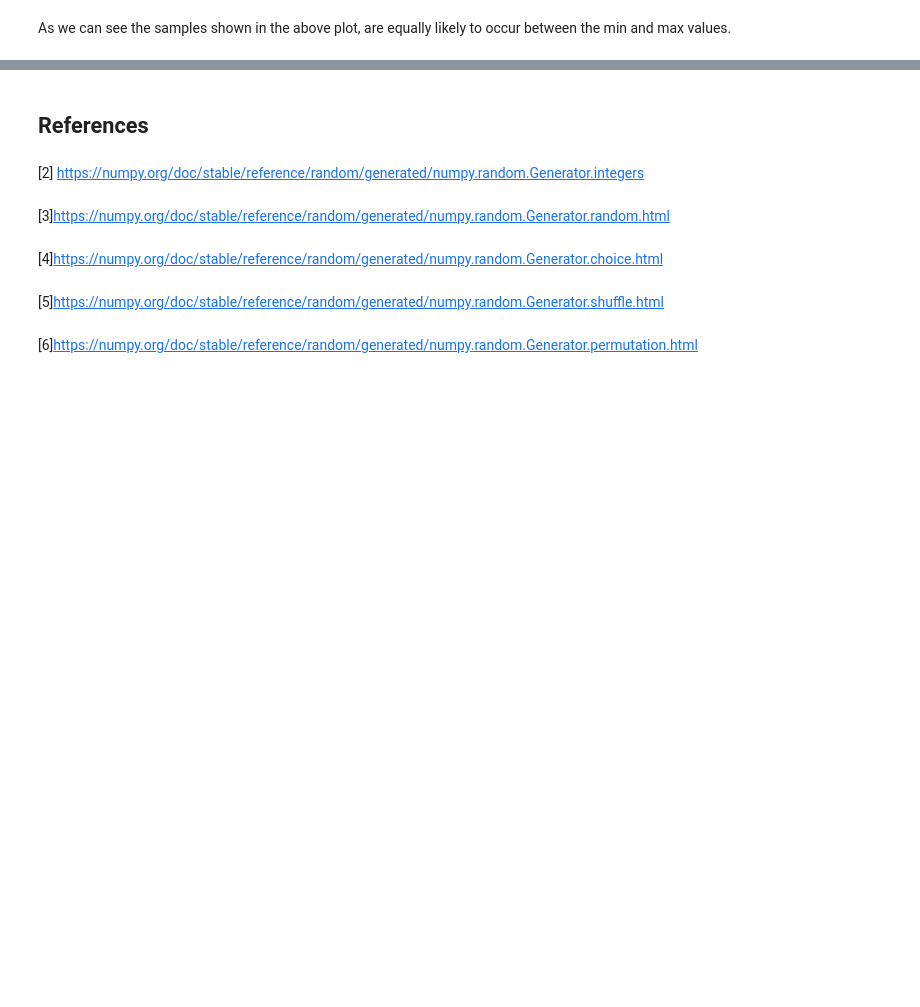
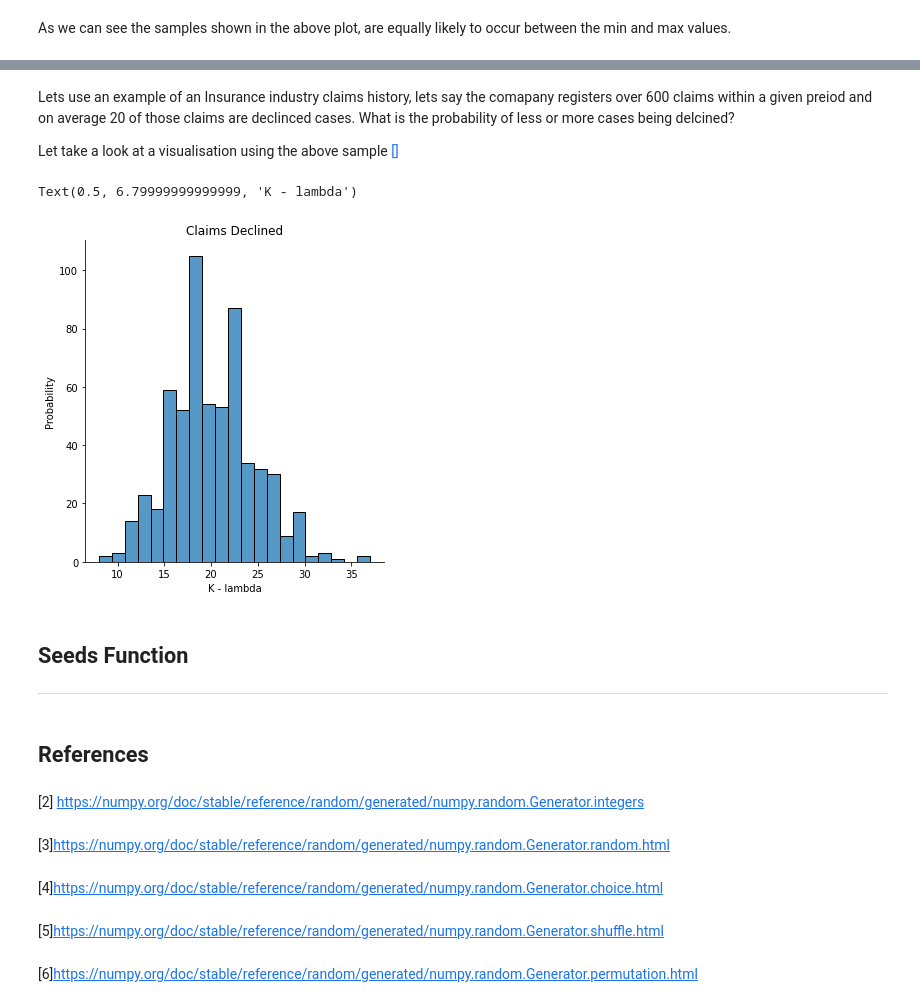
Before and after one commit to anegan-hub/PFDA-Assignment-2021, a Jupyter notebook: numpy.random.ipynb, the cells around one changed output, grey strips where cells are left out. Saved outputs shown, nothing was run; the diff lists cells and outputs as text; code cells hidden in the pictures; blank space fills up the shorter version.

Commit message:
Adding section on Poisson Distribution

```diff
--- a/numpy.random.ipynb
+++ b/numpy.random.ipynb
@@ -401,3 +411,22 @@ As we can see the samples shown in the above plot, are equally likely to occur b
+# %% [markdown]
+Lets use an example of an Insurance industry claims history, lets say the comapany registers over 600 claims within a given preiod and on average 20 of those claims are declinced cases. What is the probability of less or more cases being delcined?
+
+Let take a look at a visualisation using the above sample [[]](https://en.wikipedia.org/wiki/Poisson_distribution)
+# %%
+rng = np.random.default_rng() # random generator
+s = rng.poisson(lam = 20,  size = 600) # setting lambda to 12 using 600 cases
+#seaborn plotting
+sns.displot(s)
+plt.title("Claims Declined")
+plt.ylabel("Probability")
+plt.xlabel ("K - lambda")
+# %% [output]
+Text(0.5, 6.79999999999999, 'K - lambda')
+[figure, added]
+# %% [markdown]
+## **Seeds Function**
+
+***
 # %% [markdown]
 ## References
 # %% [markdown]
```
Also changed, not shown: parts of 26 cells of this notebook.
